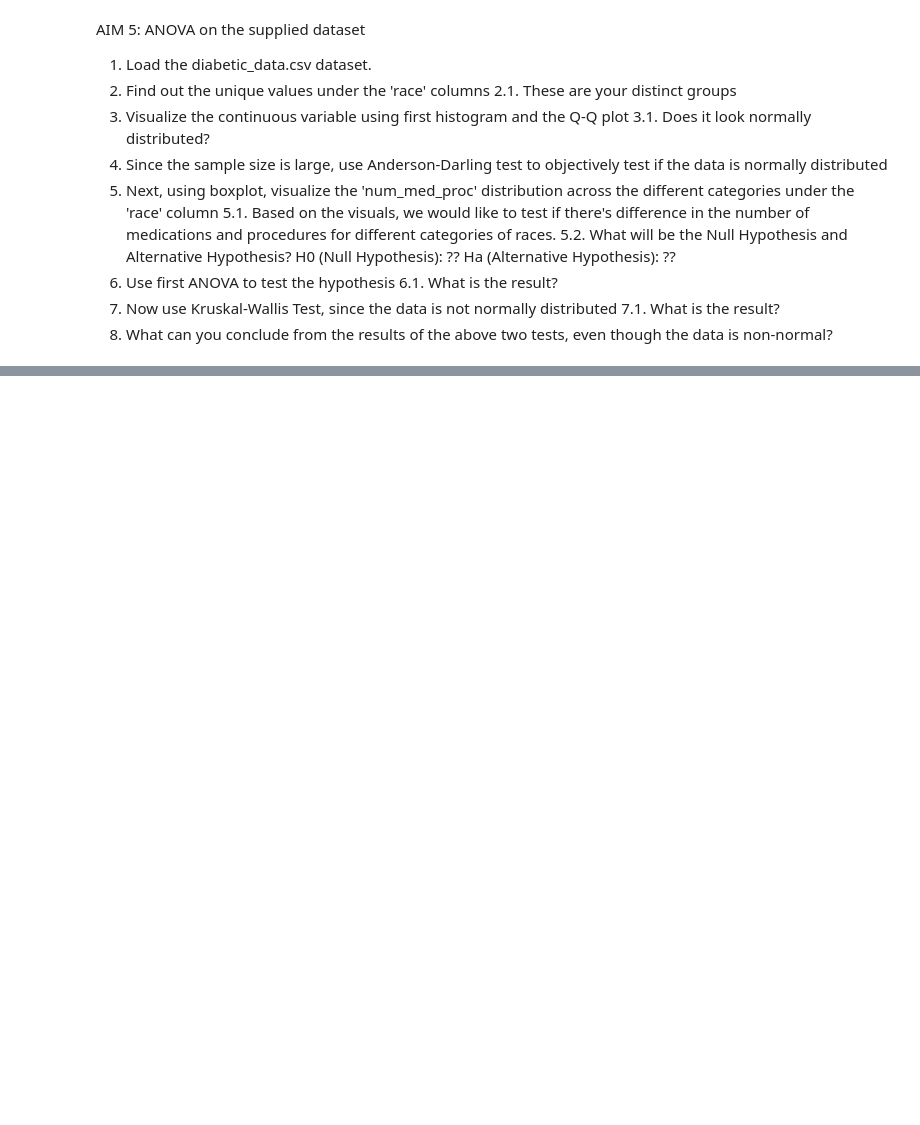
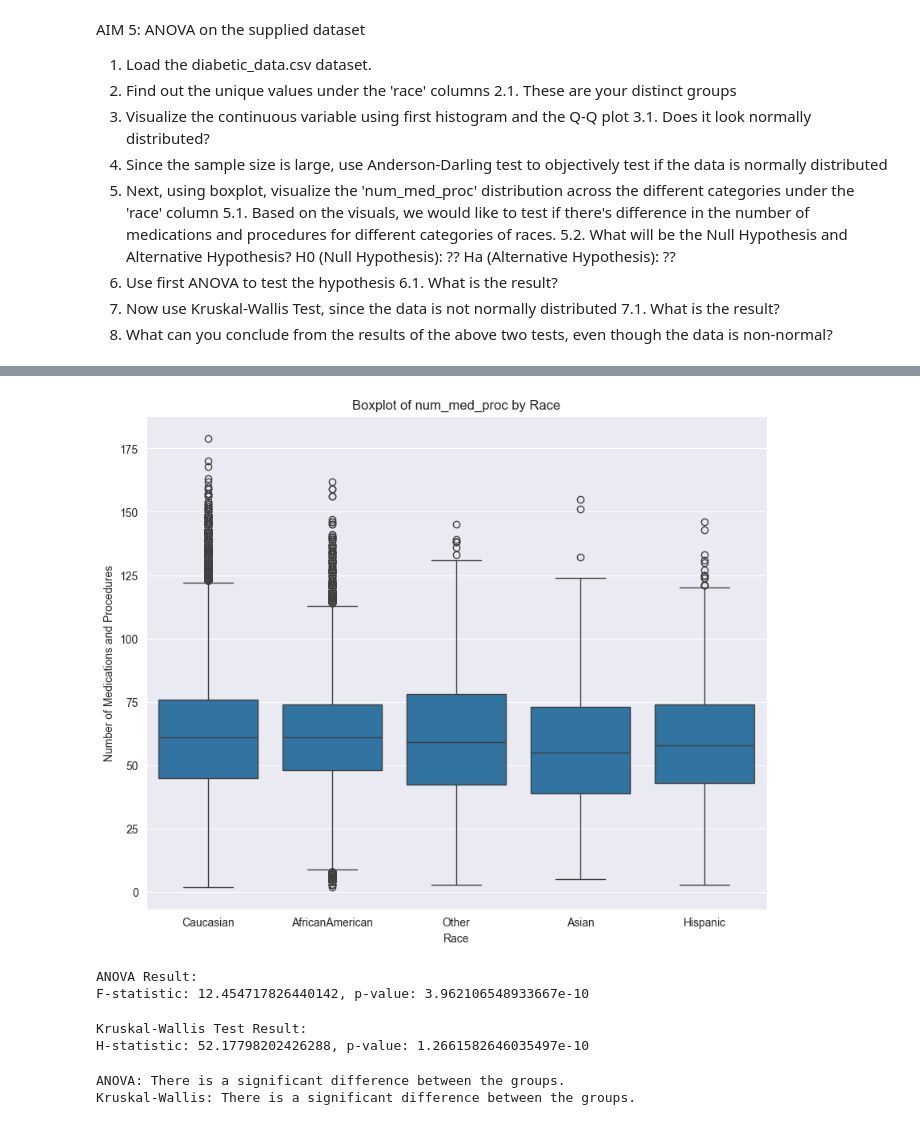
Before and after one commit to charlesyifanli/python_and_data, a Jupyter notebook: 1009_anova/aim05.ipynb, the cells around one changed output, grey strips where cells are left out. Cells and saved outputs as stored; diff of their text form; code cells hidden in the pictures; blank space fills up the shorter version.

```diff
--- a/1009_anova/aim05.ipynb
+++ b/1009_anova/aim05.ipynb
@@ -22,0 +70,54 @@ import scipy.stats as stats
+# %%
+plt.figure(figsize=(10, 8))
+
+sns.boxplot(x=df['race'], y=df['num_med_proc'])
+
+plt.title('Boxplot of num_med_proc by Race')
+plt.xlabel('Race')
+plt.ylabel('Number of Medications and Procedures')
+
+plt.show()
+# %% [output]
+[figure, added]
+# %%
+# Perform ANOVA
+anova_result = stats.f_oneway(
+    df[df['race'] == unique_races[0]]['num_med_proc'],
+    df[df['race'] == unique_races[1]]['num_med_proc'],
+    df[df['race'] == unique_races[2]]['num_med_proc'],
+    df[df['race'] == unique_races[3]]['num_med_proc'],
+    df[df['race'] == unique_races[4]]['num_med_proc']
+)
+
+print("ANOVA Result:")
+print(f"F-statistic: {anova_result.statistic}, p-value: {anova_result.pvalue}")
+# %% [output]
+ANOVA Result:
+F-statistic: 12.454717826440142, p-value: 3.962106548933667e-10
+# %%
+kruskal_result = stats.kruskal(
+    df[df['race'] == unique_races[0]]['num_med_proc'],
+    df[df['race'] == unique_races[1]]['num_med_proc'],
+    df[df['race'] == unique_races[2]]['num_med_proc'],
+    df[df['race'] == unique_races[3]]['num_med_proc'],
+    df[df['race'] == unique_races[4]]['num_med_proc']
+)
+
+print("Kruskal-Wallis Test Result:")
+print(f"H-statistic: {kruskal_result.statistic}, p-value: {kruskal_result.pvalue}")
+# %% [output]
+Kruskal-Wallis Test Result:
+H-statistic: 52.17798202426288, p-value: 1.2661582646035497e-10
+# %%
+if anova_result.pvalue < 0.05:
+    print("ANOVA: There is a significant difference between the groups.")
+else:
+    print("ANOVA: There is no significant difference between the groups.")
+
+if kruskal_result.pvalue < 0.05:
+    print("Kruskal-Wallis: There is a significant difference between the groups.")
+else:
+    print("Kruskal-Wallis: There is no significant difference between the groups.")
+# %% [output]
+ANOVA: There is a significant difference between the groups.
+Kruskal-Wallis: There is a significant difference between the groups.
```
Also changed, not shown: parts of 5 cells of this notebook.
